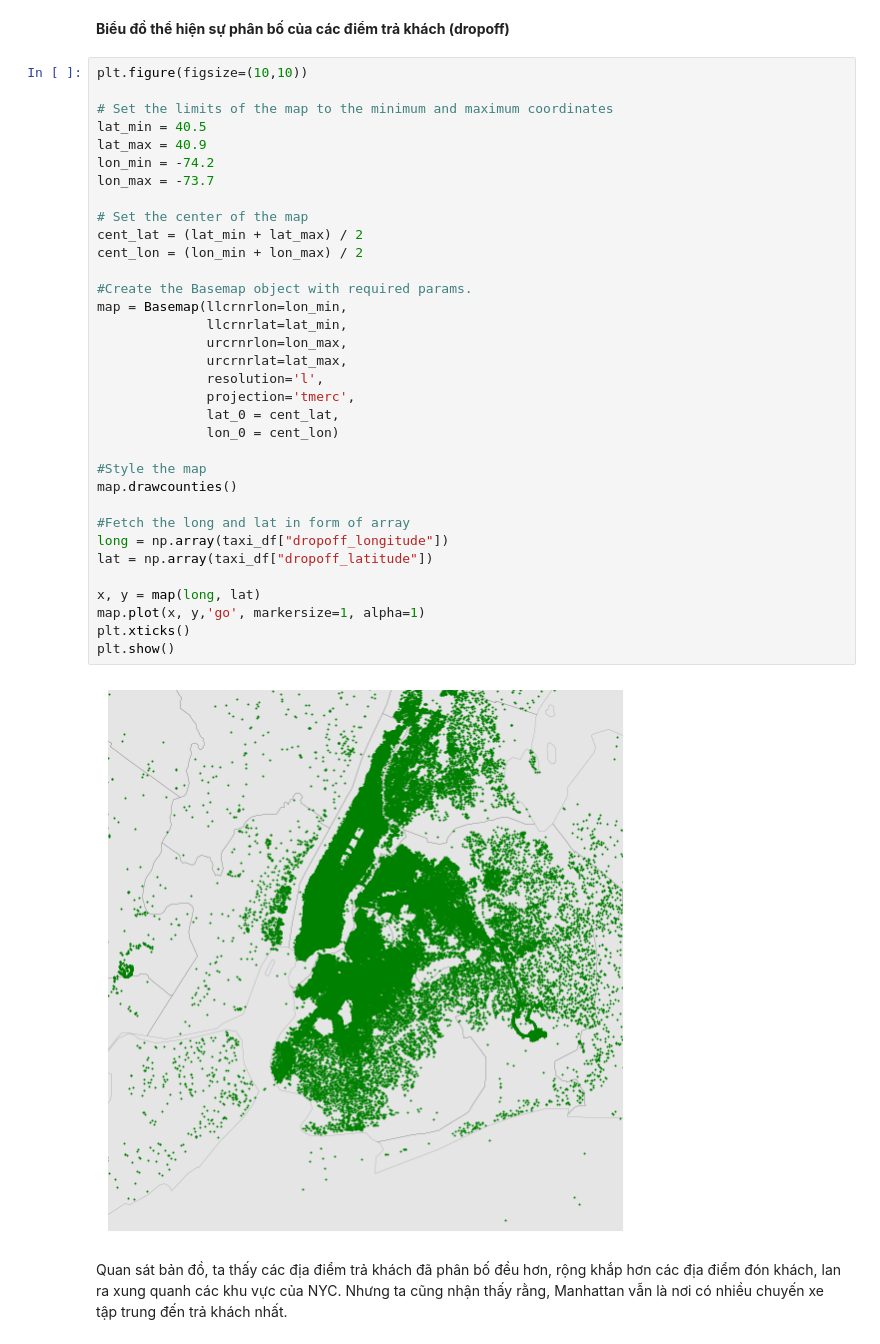
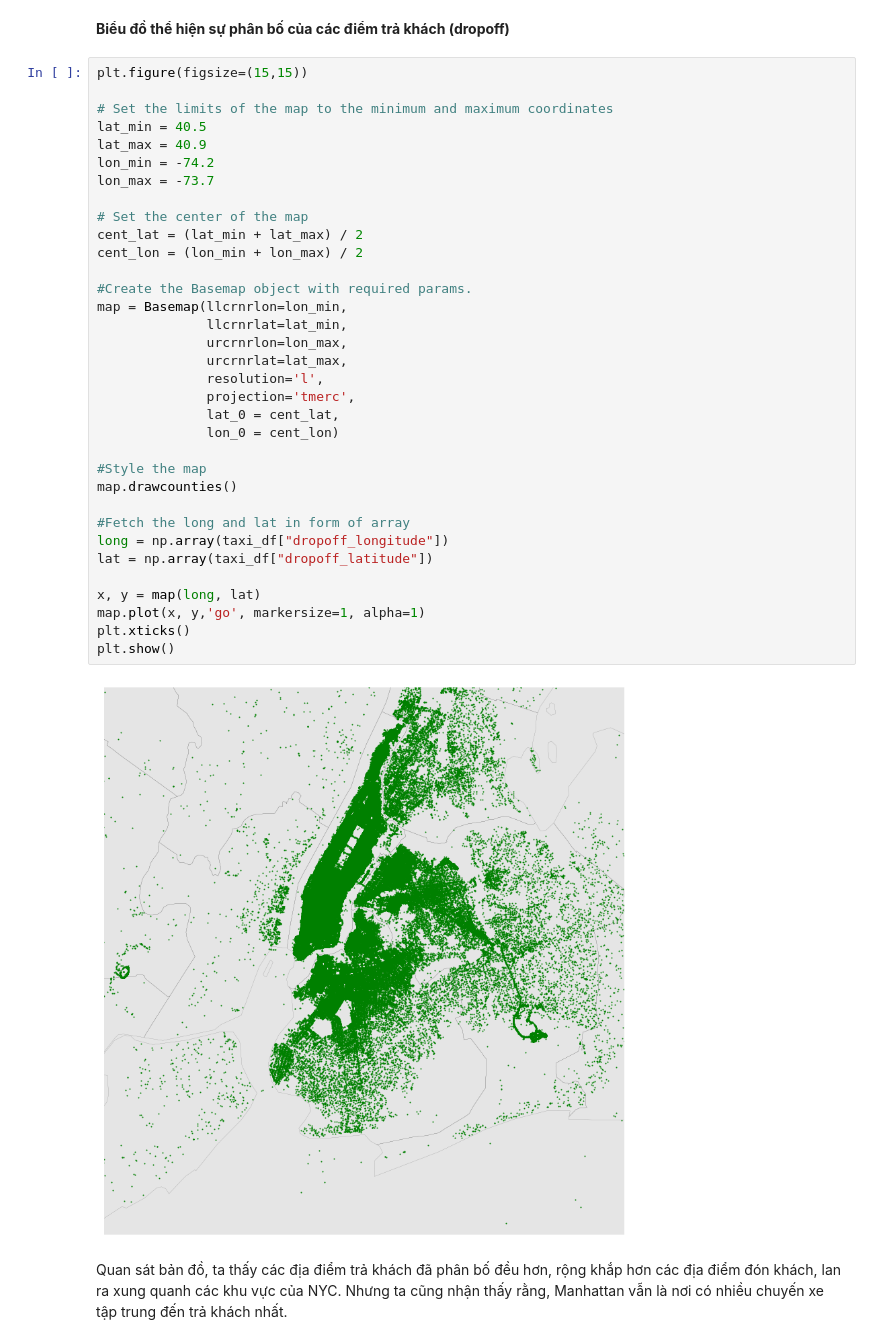
Before and after one commit to trunghq0205/Python4DS, a Jupyter notebook: final_project_report.ipynb, the cells around one changed output. Cells and saved outputs as stored; diff of their text form.

```diff
--- a/final_project_report.ipynb
+++ b/final_project_report.ipynb
@@ -953,41 +951,41 @@ Nhận xét chủ quan:
 # %% [markdown]
 **Biểu đồ thể hiện sự phân bố của các điểm trả khách (dropoff)**
 # %%
-plt.figure(figsize=(10,10))
+plt.figure(figsize=(15,15))
 
 # Set the limits of the map to the minimum and maximum coordinates
 lat_min = 40.5
 lat_max = 40.9
 lon_min = -74.2
 lon_max = -73.7
 
 # Set the center of the map
 cent_lat = (lat_min + lat_max) / 2
 cent_lon = (lon_min + lon_max) / 2
 
 #Create the Basemap object with required params.
 map = Basemap(llcrnrlon=lon_min,
               llcrnrlat=lat_min,
               urcrnrlon=lon_max,
               urcrnrlat=lat_max,
               resolution='l',
               projection='tmerc',
               lat_0 = cent_lat,
               lon_0 = cent_lon)
 
 #Style the map
 map.drawcounties()
 
 #Fetch the long and lat in form of array
 long = np.array(taxi_df["dropoff_longitude"])
 lat = np.array(taxi_df["dropoff_latitude"])
 
 x, y = map(long, lat)
 map.plot(x, y,'go', markersize=1, alpha=1)
 plt.xticks()
 plt.show()
 # %% [output]
-[figure, old version]
+[figure, new version]
 # %% [markdown]
 Quan sát bản đồ, ta thấy các địa điểm trả khách đã phân bố đều hơn, rộng khắp hơn các địa điểm đón khách, lan ra xung quanh các khu vực của NYC. Nhưng ta cũng nhận thấy rằng, Manhattan vẫn là nơi có nhiều chuyến xe tập trung đến trả khách nhất.
 # %% [markdown]
```
Also changed, not shown: parts of 1 cell of this notebook.
